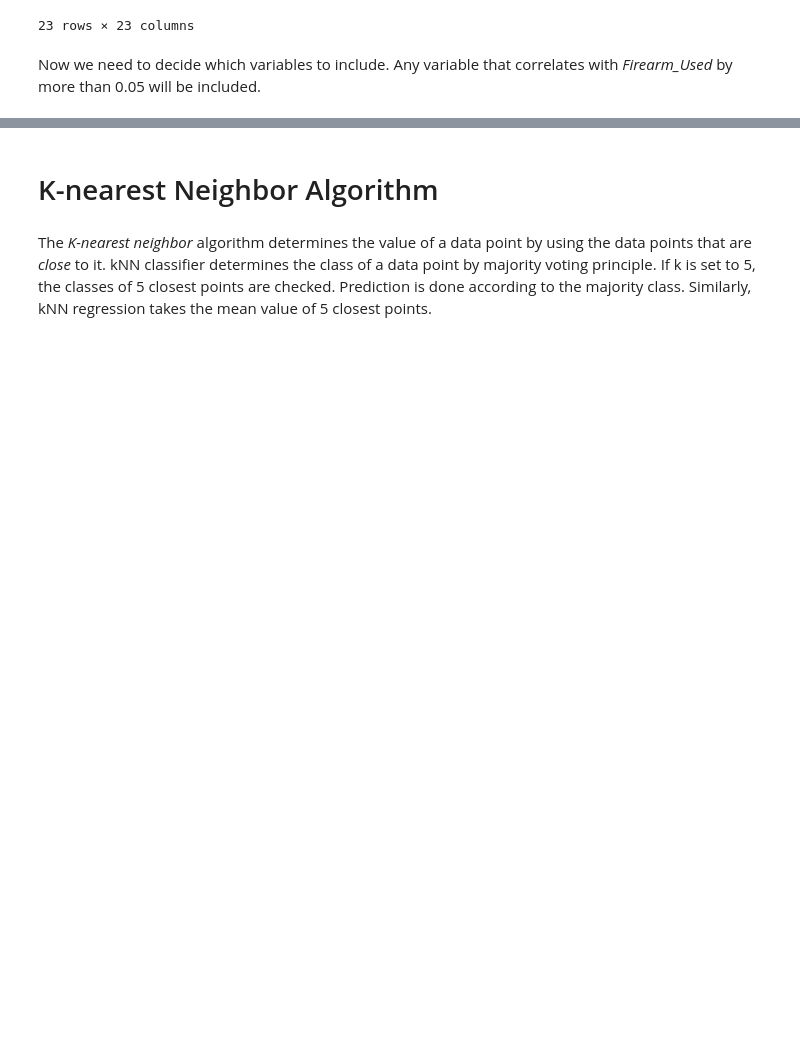
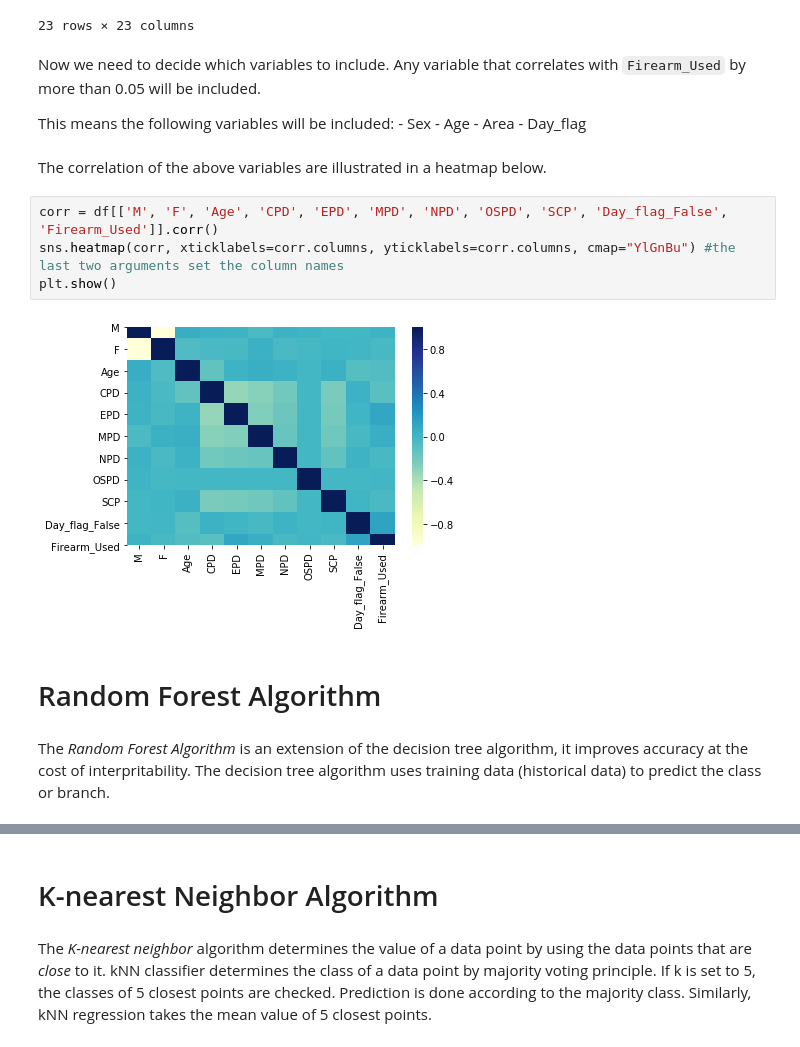
Before and after one commit to mar-berk/Machine-learning, a Jupyter notebook: Final Project/Crime Prediction.ipynb, the cells around one changed output, grey strips where cells are left out. Cells and saved outputs as stored; diff of their text form; blank space fills up the shorter version.

```diff
--- a/Final Project/Crime Prediction.ipynb
+++ b/Final Project/Crime Prediction.ipynb
@@ -137,4 +139,22 @@ df.corr()
 | Day_flag_True | 0.039970 | 0.076394 | -0.121262 | -0.028471 | -0.005621 | 0.023218 | -0.020218 | 0.008909 | -0.010796 | 0.048088 | ... |
 23 rows × 23 columns
 # %% [markdown]
-Now we need to decide which variables to include. Any variable that correlates with _Firearm_Used_ by more than 0.05 will be included.
+Now we need to decide which variables to include. Any variable that correlates with `Firearm_Used` by more than 0.05 will be included.
+
+This means the following variables will be included:
+    - Sex
+    - Age
+    - Area
+    - Day_flag
+# %% [markdown]
+The correlation of the above variables are illustrated in a heatmap below.
+# %%
+corr = df[['M', 'F', 'Age', 'CPD', 'EPD', 'MPD', 'NPD', 'OSPD', 'SCP', 'Day_flag_False', 'Firearm_Used']].corr()
+sns.heatmap(corr, xticklabels=corr.columns, yticklabels=corr.columns, cmap="YlGnBu") #the last two arguments set the column names
+plt.show()
+# %% [output]
+[figure, added]
+# %% [markdown]
+# Random Forest Algorithm
+# %% [markdown]
+The _Random Forest Algorithm_ is an extension of the decision tree algorithm, it improves accuracy at the cost of interpritability. The decision tree algorithm uses training data (historical data) to predict the class or branch.
```
Also changed, not shown: parts of 48 cells of this notebook, 1 other file.
